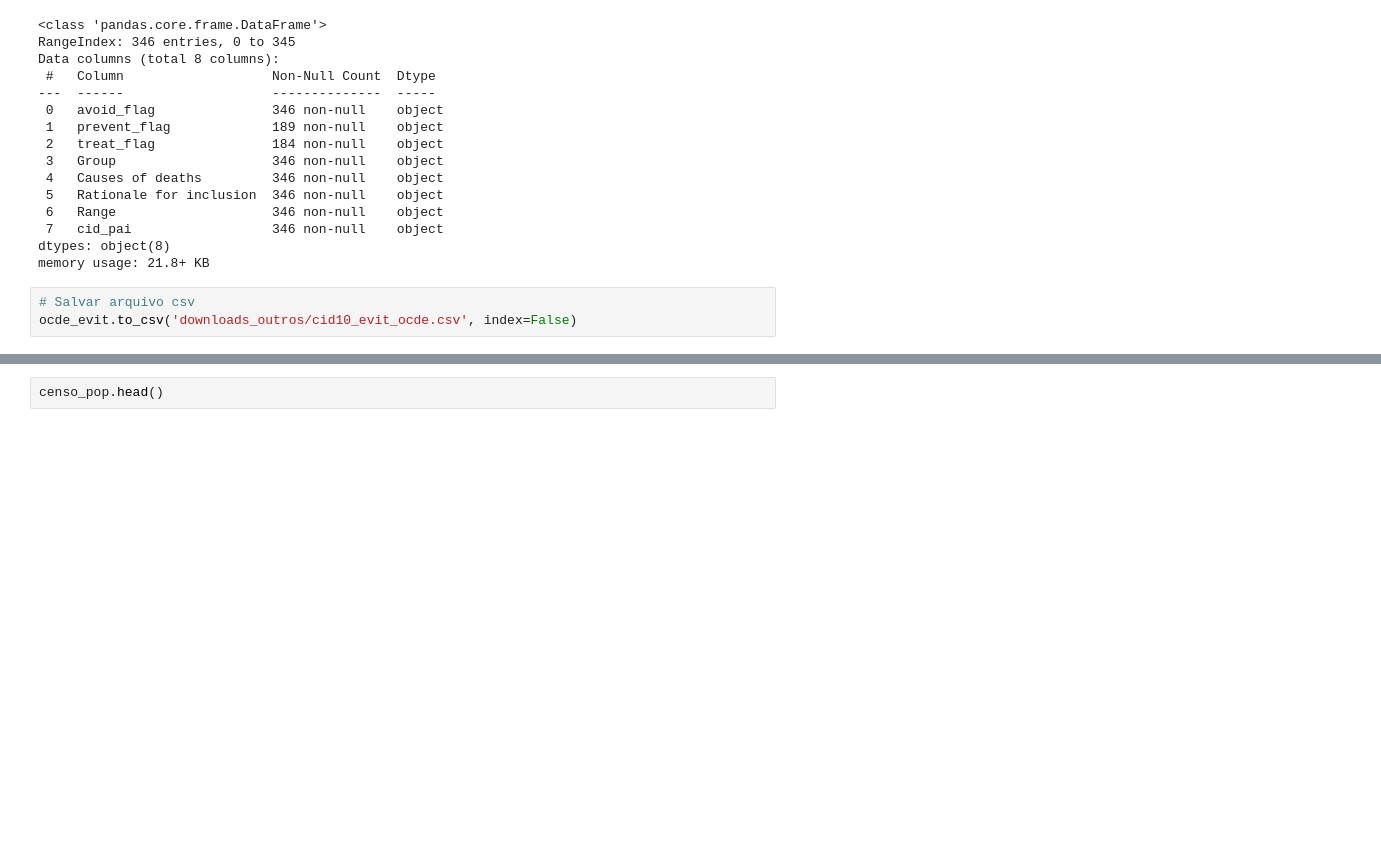
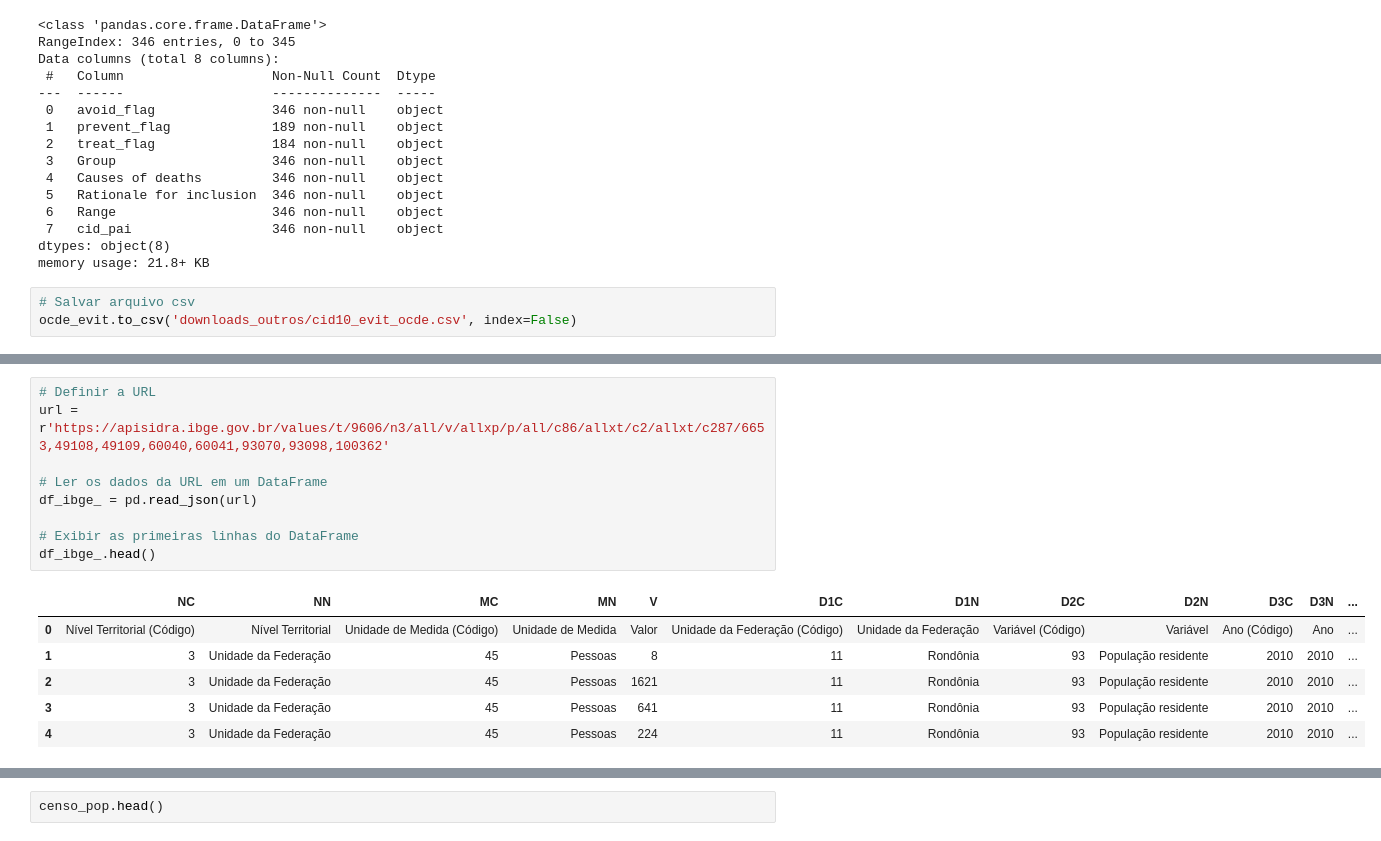
Before and after one commit to mesquita-data/heat_br_bloco1, a Jupyter notebook: Desigualdade_Mortalidade_Brasil_HEAT.ipynb, the cells around one changed output, grey strips where cells are left out. Drawn from its saved outputs; the diff is of its cells as text; blank space fills up the shorter version.

```diff
--- a/Desigualdade_Mortalidade_Brasil_HEAT.ipynb
+++ b/Desigualdade_Mortalidade_Brasil_HEAT.ipynb
@@ -303,0 +324,16 @@ ocde_evit.to_csv('downloads_outros/cid10_evit_ocde.csv', index=False)
+# %%
+# Definir a URL
+url = r'https://apisidra.ibge.gov.br/values/t/9606/n3/all/v/allxp/p/all/c86/allxt/c2/allxt/c287/6653,49108,49109,60040,60041,93070,93098,100362'
+
+# Ler os dados da URL em um DataFrame
+df_ibge_ = pd.read_json(url)
+
+# Exibir as primeiras linhas do DataFrame
+df_ibge_.head()
+# %% [output]
+|  | NC | NN | MC | MN | V | D1C | D1N | D2C | D2N | D3C | D3N | ... |
+| 0 | Nível Territorial (Código) | Nível Territorial | Unidade de Medida (Código) | Unidade de Medida | Valor | Unidade da Federação (Código) | Unidade da Federação | Variável (Código) | Variável | Ano (Código) | Ano | ... |
+| 1 | 3 | Unidade da Federação | 45 | Pessoas | 8 | 11 | Rondônia | 93 | População residente | 2010 | 2010 | ... |
+| 2 | 3 | Unidade da Federação | 45 | Pessoas | 1621 | 11 | Rondônia | 93 | População residente | 2010 | 2010 | ... |
+| 3 | 3 | Unidade da Federação | 45 | Pessoas | 641 | 11 | Rondônia | 93 | População residente | 2010 | 2010 | ... |
+| 4 | 3 | Unidade da Federação | 45 | Pessoas | 224 | 11 | Rondônia | 93 | População residente | 2010 | 2010 | ... |
```
Also changed, not shown: parts of 61 cells of this notebook, 12 other files.
